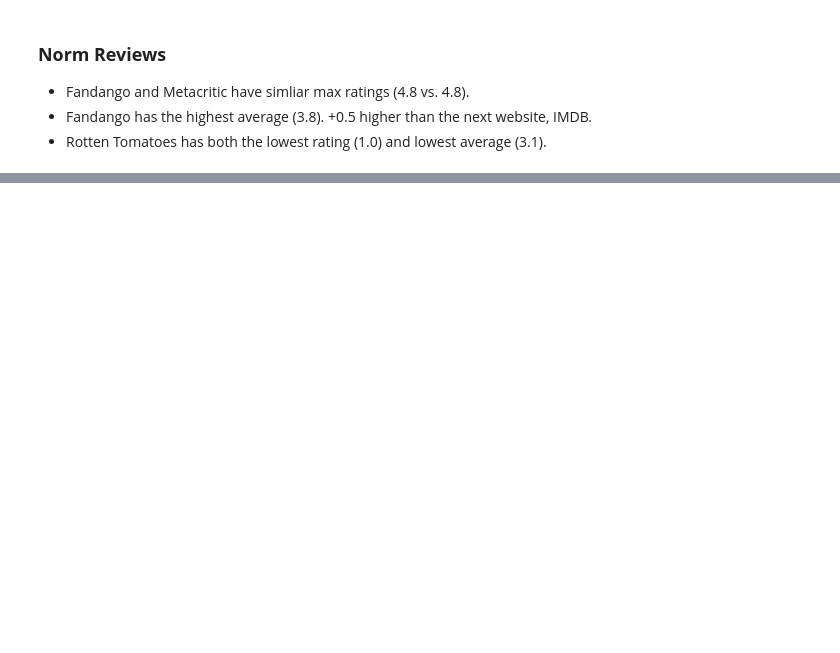
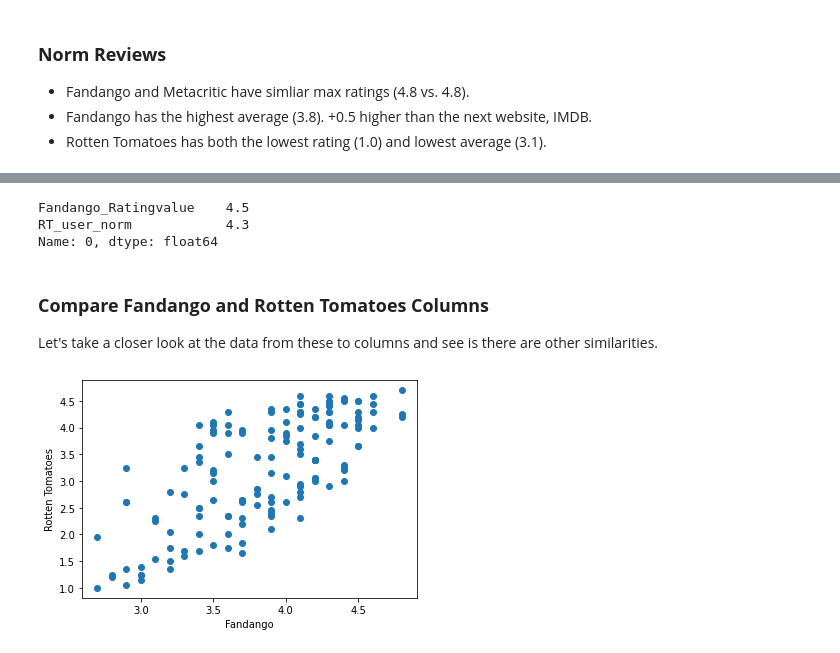
Before and after one commit to drusho/data_analysis, a Jupyter notebook: fandango_movie_reviews.ipynb, the cells around one changed output, grey strips where cells are left out. Cells and saved outputs as stored; diff of their text form; code cells hidden in the pictures; blank space fills up the shorter version.

```diff
--- a/fandango_movie_reviews.ipynb
+++ b/fandango_movie_reviews.ipynb
@@ -108,0 +151,28 @@ norm_reviews.describe()
+# %%
+# User ratings for Avengers: Age of Ultron (2015)
+norm_reviews[['Fandango_Ratingvalue','RT_user_norm']].iloc[0]
+# %% [output]
+Fandango_Ratingvalue    4.5
+RT_user_norm            4.3
+Name: 0, dtype: float64
+# %% [markdown]
+### __Compare Fandango and Rotten Tomatoes Columns__
+
+Let's take a closer look at the data from these to columns and see is there are other similarities.
+# %%
+# Compare Fandango_Ratingvalue and RT_user_norm columns
+
+import numpy
+fig,ax = plt.subplots()
+
+x_axis = norm_reviews['Fandango_Ratingvalue']
+y_axis = norm_reviews['RT_user_norm']
+ax.scatter(x_axis,y_axis)
+
+# Rename columns for readability
+plt.xlabel("Fandango")
+plt.ylabel("Rotten Tomatoes")
+
+plt.show()
+# %% [output]
+[figure, added]
```
Also changed, not shown: parts of 13 cells of this notebook.
